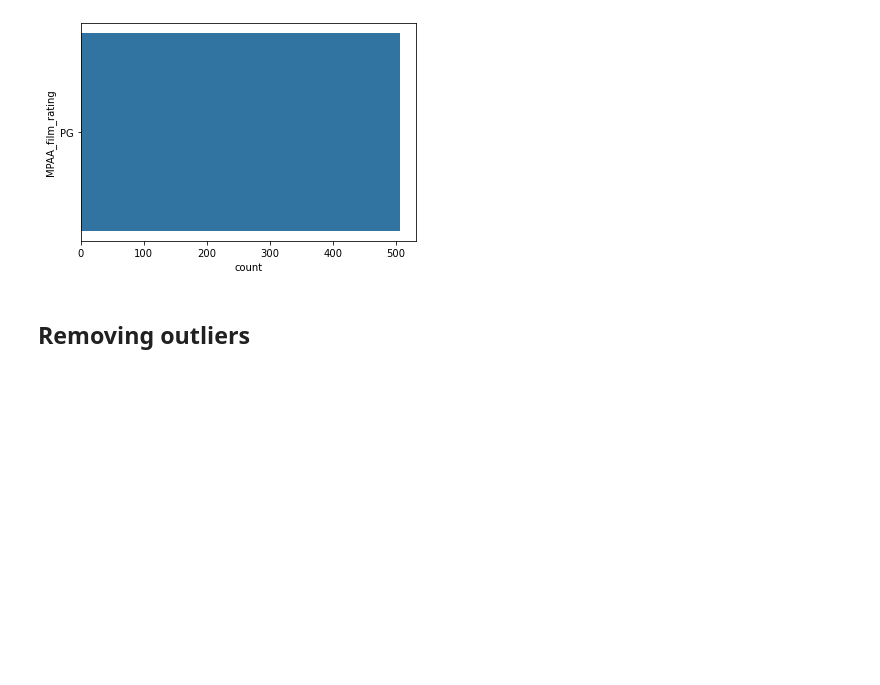
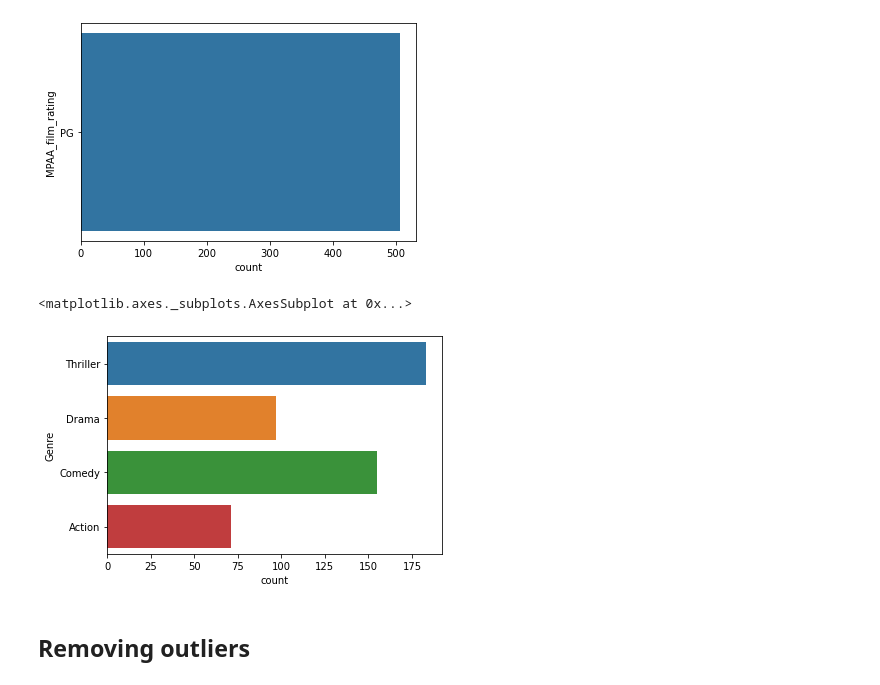
Before and after one commit to juandausa/machinelearning, a Jupyter notebook: jupyter/data_pre_processing/project/main.ipynb, the cells around one changed output. Drawn from its saved outputs; the diff is of its cells as text; code cells hidden in the pictures; blank space fills up the shorter version.

```diff
--- a/jupyter/data_pre_processing/project/main.ipynb
+++ b/jupyter/data_pre_processing/project/main.ipynb
@@ -88,6 +88,11 @@ sns.countplot(y="MPAA_film_rating", data=df)
 # %% [output]
 <matplotlib.axes._subplots.AxesSubplot at 0x...>
 [figure]
+# %%
+sns.countplot(y="Genre", data=df)
+# %% [output]
+<matplotlib.axes._subplots.AxesSubplot at 0x...>
+[figure, added]
 # %% [markdown]
 ## Removing outliers
 # %%
```
Also changed, not shown: parts of 9 cells of this notebook.
